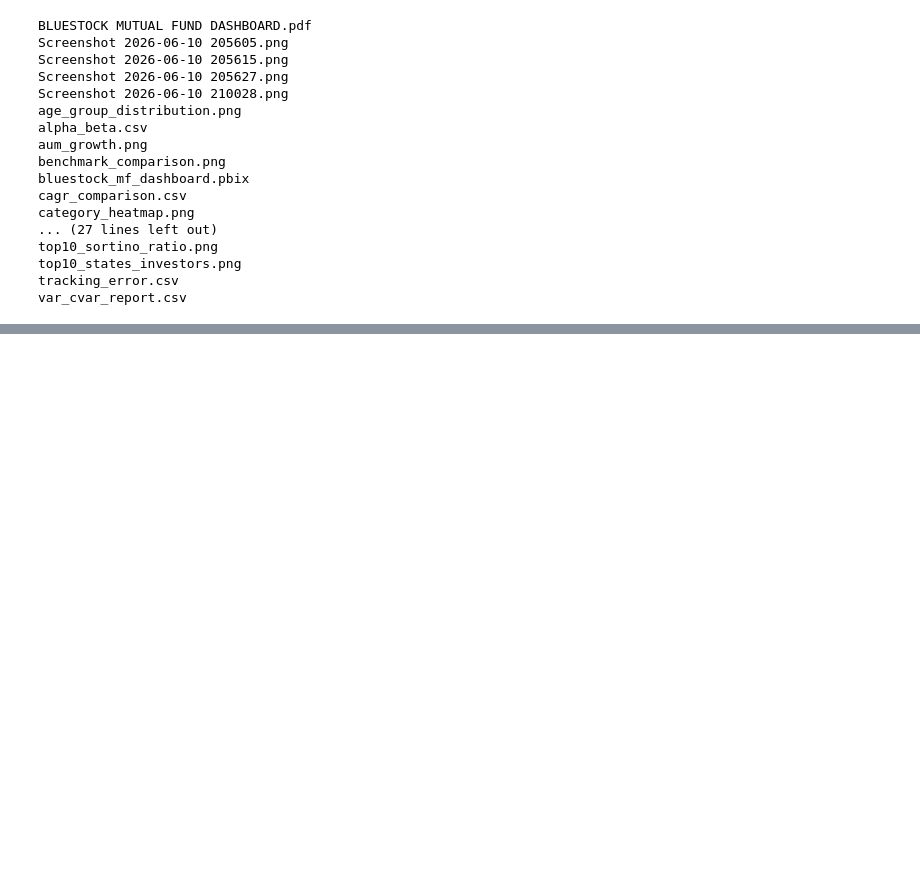
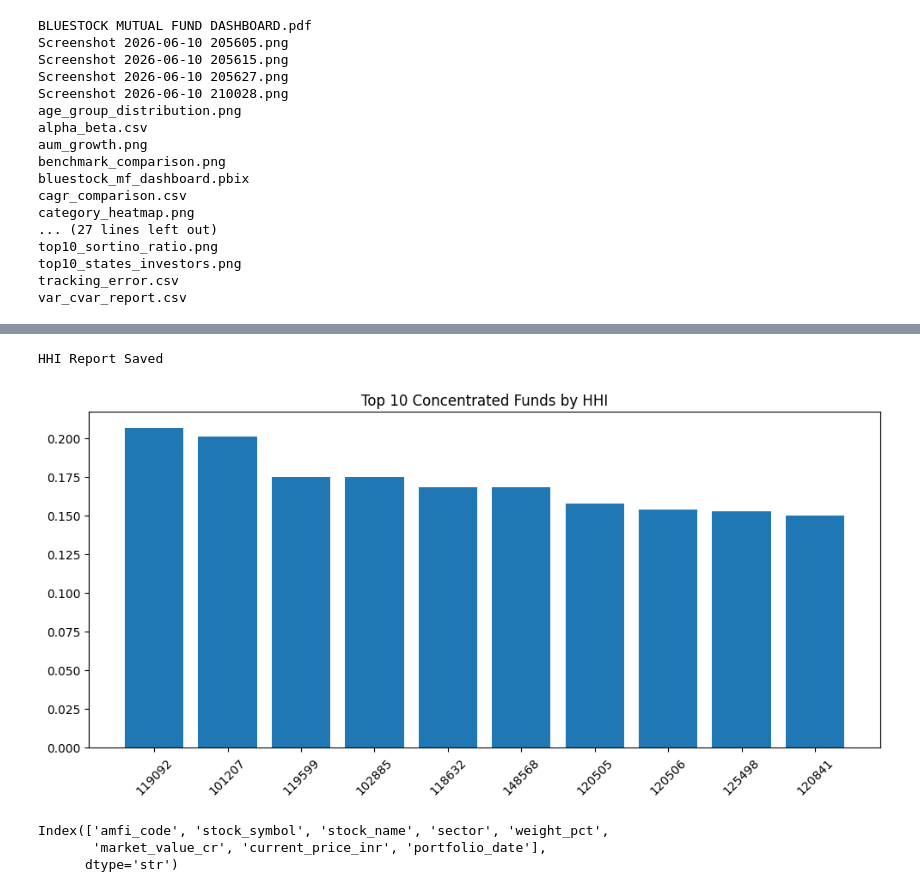
Before and after one commit to Karthikeya1184/MutualFundAnalytics, a Jupyter notebook: notebooks/Advanced_Analytics.ipynb, the cells around one changed output, grey strips where cells are left out. Drawn from its saved outputs; the diff is of its cells as text; code cells hidden in the pictures; blank space fills up the shorter version.

```diff
--- a/notebooks/Advanced_Analytics.ipynb
+++ b/notebooks/Advanced_Analytics.ipynb
@@ -743,0 +746,6 @@ recommendations.to_csv(
+# %%
+portfolio = pd.read_csv(
+    "../data/raw/09_portfolio_holdings.csv"
+)
+
+portfolio.head()
@@ -743,0 +765,14 @@ recommendations.to_csv(
+# %%
+portfolio["weight_pct"] = portfolio["weight_pct"]/100
+
+hhi = (
+    portfolio
+    .groupby("amfi_code")
+    ["weight_pct"]
+    .apply(lambda x: (x**2).sum())
+    .reset_index()
+)
+
+hhi.columns = ["amfi_code","HHI"]
+
+hhi.head()
@@ -743,0 +786,41 @@ recommendations.to_csv(
+# %%
+hhi.to_csv(
+    "../reports/hhi_analysis.csv",
+    index=False
+)
+
+print("HHI Report Saved")
+# %% [output]
+HHI Report Saved
+# %%
+top_hhi = hhi.sort_values(
+    "HHI",
+    ascending=False
+).head(10)
+
+plt.figure(figsize=(10,5))
+
+plt.bar(
+    top_hhi["amfi_code"].astype(str),
+    top_hhi["HHI"]
+)
+
+plt.title("Top 10 Concentrated Funds by HHI")
+plt.xticks(rotation=45)
+
+plt.tight_layout()
+
+plt.savefig(
+    "../reports/hhi_chart.png"
+)
+
+plt.show()
+# %% [output]
+[figure, added]
+# %%
+portfolio = pd.read_csv("../data/raw/09_portfolio_holdings.csv")
+print(portfolio.columns)
+# %% [output]
+Index(['amfi_code', 'stock_symbol', 'stock_name', 'sector', 'weight_pct',
+       'market_value_cr', 'current_price_inr', 'portfolio_date'],
+      dtype='str')
```
Also changed, not shown: parts of 8 cells of this notebook, 10 other files.
